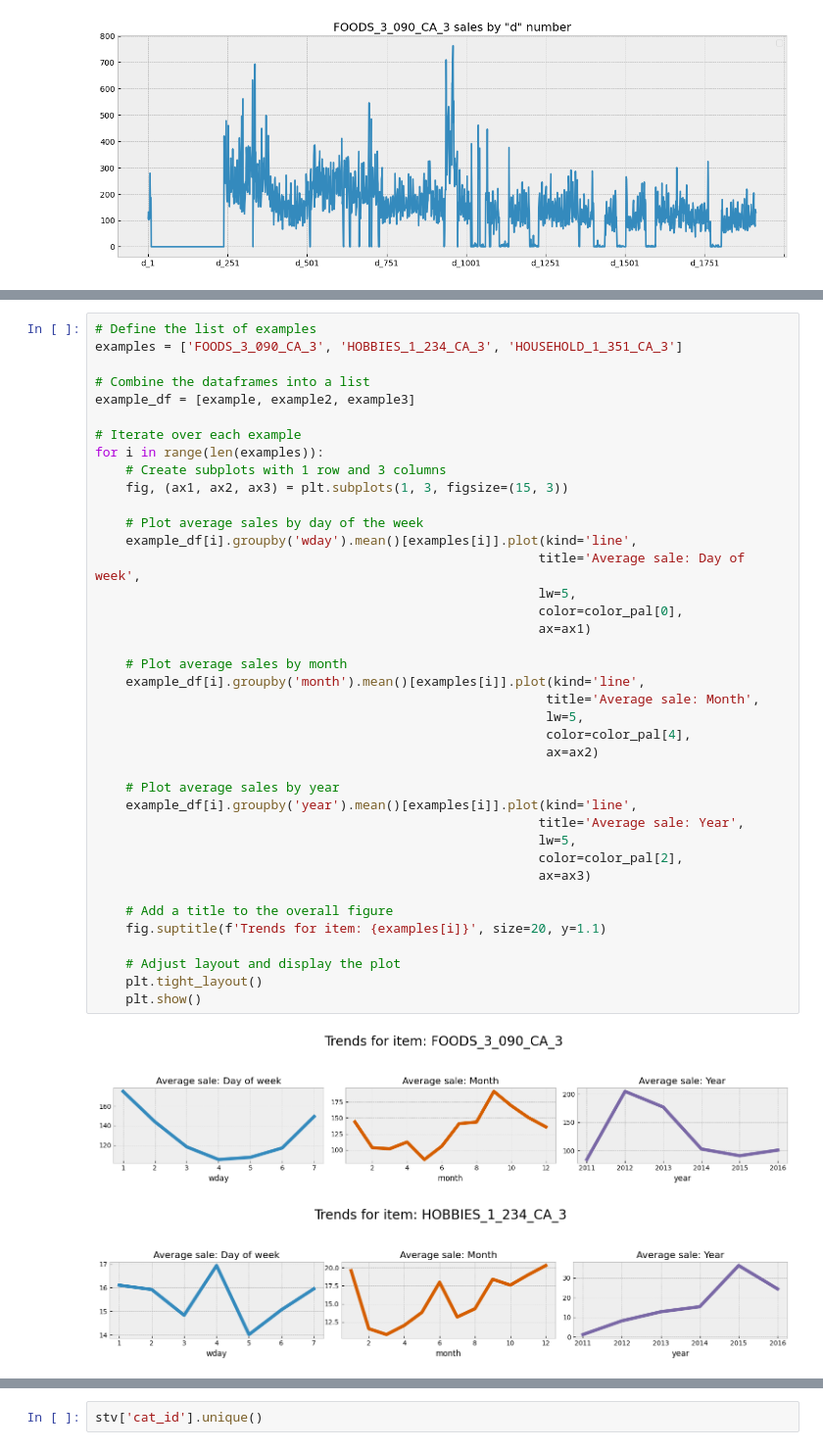
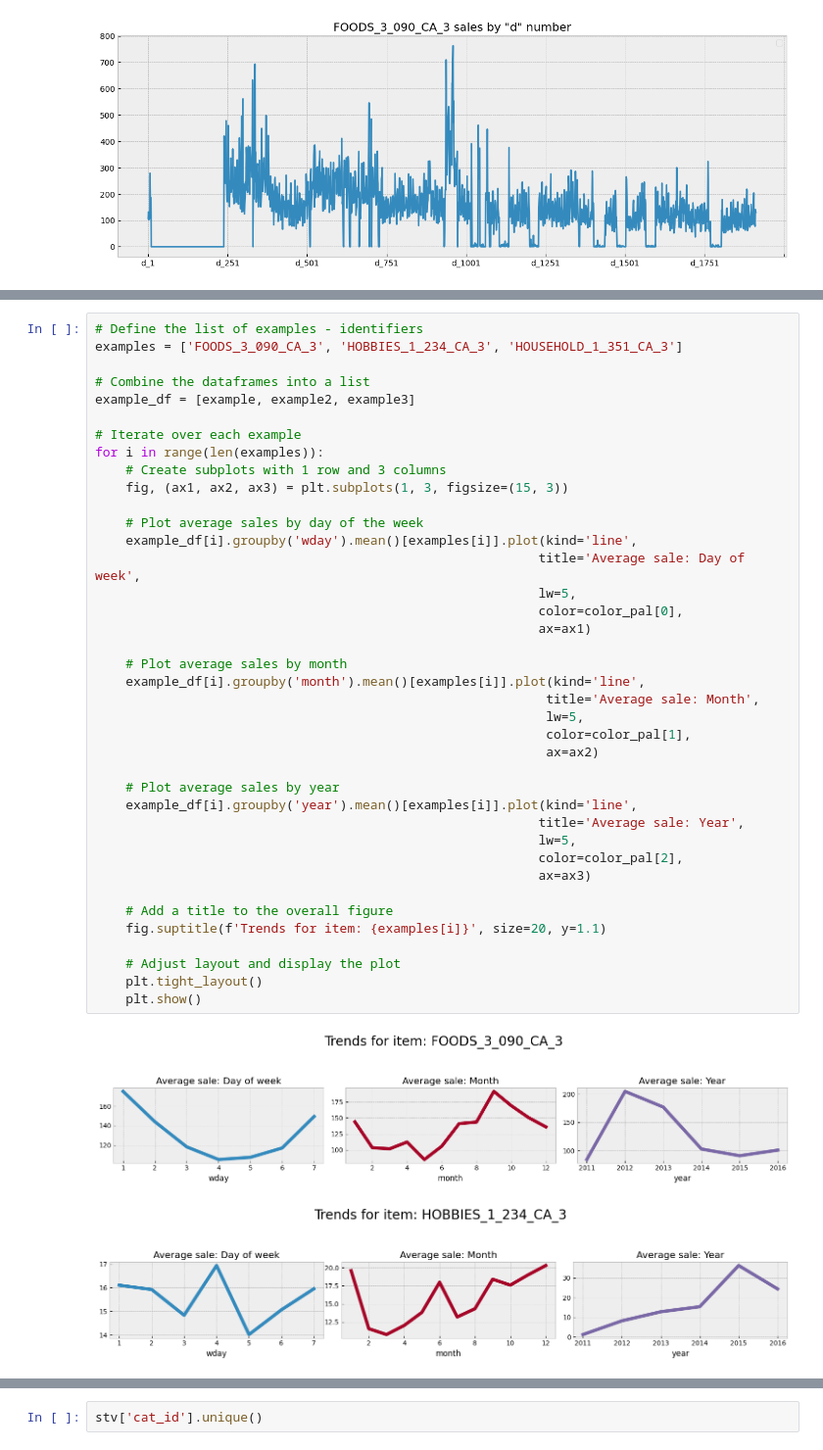
Before and after one commit to Catarina777/M5_forecasting, a Jupyter notebook: data_exploration.ipynb, the cells around one changed output, grey strips where cells are left out. Shown at 98% size. Cells and saved outputs as stored; diff of their text form.

```diff
--- a/data_exploration.ipynb
+++ b/data_exploration.ipynb
@@ -228,5 +410,5 @@ plt.show()
 # %%
-# Define the list of examples
+# Define the list of examples - identifiers
 examples = ['FOODS_3_090_CA_3', 'HOBBIES_1_234_CA_3', 'HOUSEHOLD_1_351_CA_3']
 
 # Combine the dataframes into a list
@@ -237,33 +419,33 @@ for i in range(len(examples)):
     # Create subplots with 1 row and 3 columns
     fig, (ax1, ax2, ax3) = plt.subplots(1, 3, figsize=(15, 3))
 
     # Plot average sales by day of the week
     example_df[i].groupby('wday').mean()[examples[i]].plot(kind='line',
                                                           title='Average sale: Day of week',
                                                           lw=5,
                                                           color=color_pal[0],
                                                           ax=ax1)
 
     # Plot average sales by month
     example_df[i].groupby('month').mean()[examples[i]].plot(kind='line',
                                                            title='Average sale: Month',
                                                            lw=5,
-                                                           color=color_pal[4],
+                                                           color=color_pal[1],
                                                            ax=ax2)
 
     # Plot average sales by year
     example_df[i].groupby('year').mean()[examples[i]].plot(kind='line',
                                                           title='Average sale: Year',
                                                           lw=5,
                                                           color=color_pal[2],
                                                           ax=ax3)
 
     # Add a title to the overall figure
     fig.suptitle(f'Trends for item: {examples[i]}', size=20, y=1.1)
 
     # Adjust layout and display the plot
     plt.tight_layout()
     plt.show()
 # %% [output]
-[figure, old version]
+[figure, new version]
-[figure, old version]
+[figure, new version]
```
Also changed, not shown: parts of 38 cells of this notebook, 7 other files.
